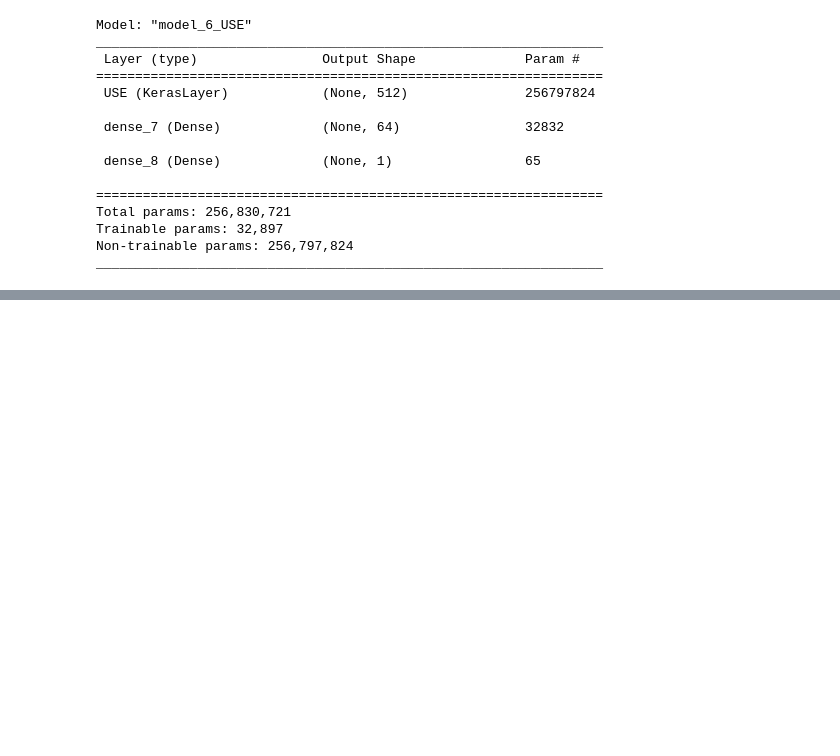
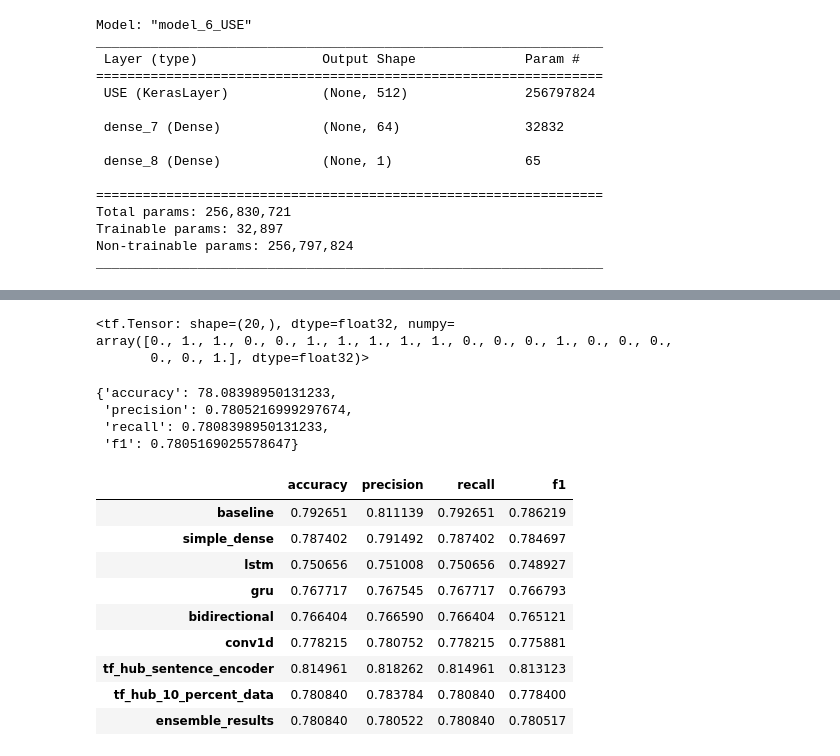
Before and after one commit to boradj/NLP, a Jupyter notebook: Intro_NLP.ipynb, the cells around one changed output, grey strips where cells are left out. Drawn from its saved outputs; the diff is of its cells as text; code cells hidden in the pictures; blank space fills up the shorter version.

```diff
--- a/Intro_NLP.ipynb
+++ b/Intro_NLP.ipynb
@@ -1011,0 +1082,34 @@ UnimplementedError: ignored
+# %%
+baseline_pred_probs = np.max(model_0.predict_proba(val_sentences), axis=1)
+combined_pred_probs = baseline_pred_probs + tf.squeeze(model_2_pred_probs, axis=1) + tf.squeeze(model_6_pred_probs)
+combined_preds = tf.round(combined_pred_probs/3)
+combined_preds[:20]
+# %% [output]
+<tf.Tensor: shape=(20,), dtype=float32, numpy=
+array([0., 1., 1., 0., 0., 1., 1., 1., 1., 1., 0., 0., 0., 1., 0., 0., 0.,
+       0., 0., 1.], dtype=float32)>
+# %%
+ensemble_results = calculate_results(val_labels, combined_preds)
+ensemble_results
+# %% [output]
+{'accuracy': 78.08398950131233,
+ 'precision': 0.7805216999297674,
+ 'recall': 0.7808398950131233,
+ 'f1': 0.7805169025578647}
+# %%
+all_model_results.loc["ensemble_results"] = ensemble_results
+# %%
+all_model_results.loc["ensemble_results"]["accuracy"] = all_model_results.loc["ensemble_results"]["accuracy"]/100
+# %%
+all_model_results
+# %% [output]
+|  | accuracy | precision | recall | f1 |
+| baseline | 0.792651 | 0.811139 | 0.792651 | 0.786219 |
+| simple_dense | 0.787402 | 0.791492 | 0.787402 | 0.784697 |
+| lstm | 0.750656 | 0.751008 | 0.750656 | 0.748927 |
+| gru | 0.767717 | 0.767545 | 0.767717 | 0.766793 |
+| bidirectional | 0.766404 | 0.766590 | 0.766404 | 0.765121 |
+| conv1d | 0.778215 | 0.780752 | 0.778215 | 0.775881 |
+| tf_hub_sentence_encoder | 0.814961 | 0.818262 | 0.814961 | 0.813123 |
+| tf_hub_10_percent_data | 0.780840 | 0.783784 | 0.780840 | 0.778400 |
+| ensemble_results | 0.780840 | 0.780522 | 0.780840 | 0.780517 |
```
Also changed, not shown: parts of 21 cells of this notebook.
